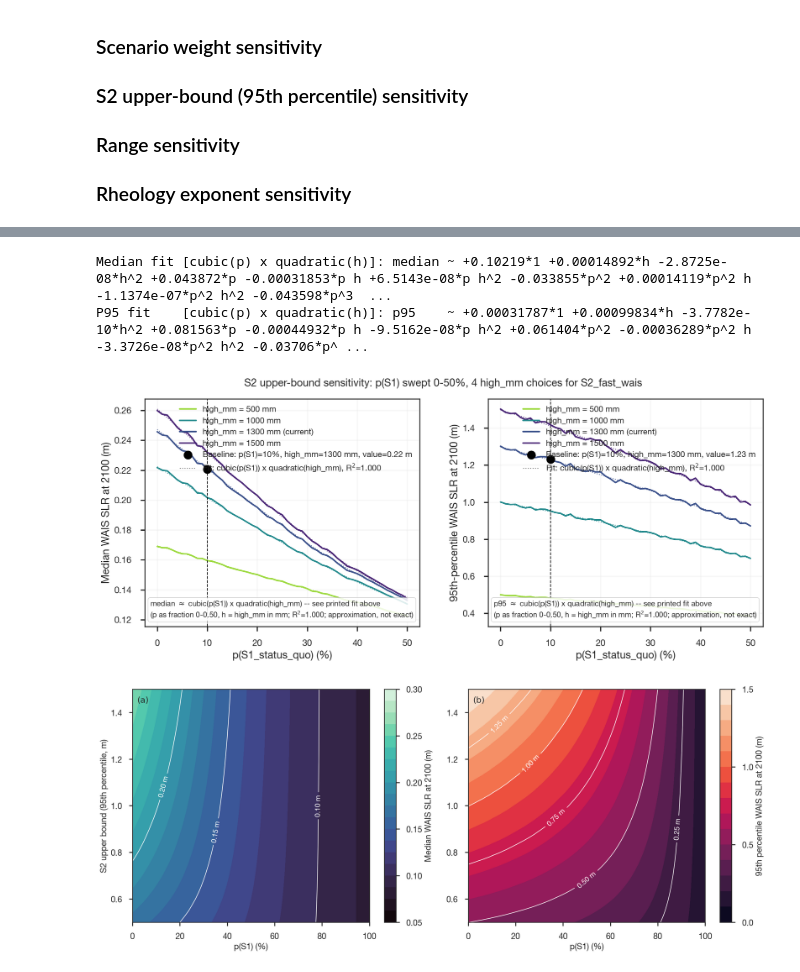
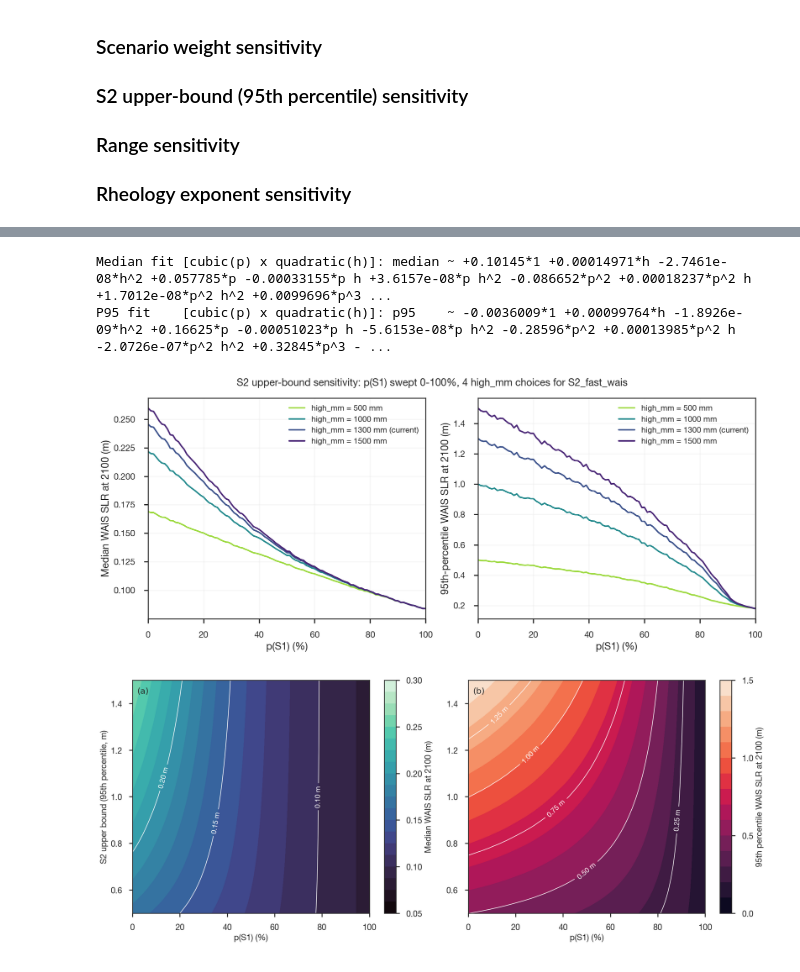
Before and after one commit to bminchew/GMSLR_forecast_v1, a Jupyter notebook: slr_forecast/notebooks/component_wais.ipynb, the cells around one changed output, grey strips where cells are left out. Cells and saved outputs as stored; diff of their text form; code cells hidden in the pictures.

```diff
--- a/slr_forecast/notebooks/component_wais.ipynb
+++ b/slr_forecast/notebooks/component_wais.ipynb
@@ -1624,7 +1600,7 @@ for i, p_s1 in enumerate(p_s1_range):
 # matrix_rank drops (verified: 15/16 for the full bicubic, not a clean
 # rank deficiency like alpha's but not trustworthy either). Quadratic is
 # the defensible ceiling for high_mm. Cubic-in-p(S1), by contrast, is
-# well supported (51 distinct p(S1) values) and buys a real improvement:
+# well supported (101 distinct p(S1) values) and buys a real improvement:
 # R^2 0.995 -> 0.998 on the median (verified against this exact data
 # before choosing this form). The matrix_rank check below guards against
 # silently fitting a rank-deficient model if this cell is ever extended.
@@ -1656,66 +1632,39 @@ def cubic_p_quad_h_model(coef, p, h):
 med_coef_b, r2_med_b = fit_cubic_p_quad_h(medians_b)
 p95_coef_b, r2_p95_b = fit_cubic_p_quad_h(p95s_b)
 _fit_term_labels = ['1', 'h', 'h^2', 'p', 'p h', 'p h^2', 'p^2', 'p^2 h', 'p^2 h^2',
                      'p^3', 'p^3 h', 'p^3 h^2']
 print('Median fit [cubic(p) x quadratic(h)]: median ~ ' +
       ' '.join(f'{c:+.5g}*{lbl}' for c, lbl in zip(med_coef_b, _fit_term_labels)) +
       f'   [R^2={r2_med_b:.3f}]')
 print('P95 fit    [cubic(p) x quadratic(h)]: p95    ~ ' +
       ' '.join(f'{c:+.5g}*{lbl}' for c, lbl in zip(p95_coef_b, _fit_term_labels)) +
       f'   [R^2={r2_p95_b:.3f}]')
 
 fig_b, (ax_med_b, ax_p95_b) = plt.subplots(1, 2, figsize=(13, 5.5))
 
 for ax, vals_dict, ylabel in [(ax_med_b, medians_b, 'Median WAIS SLR at 2100 (m)'),
                                (ax_p95_b, p95s_b, '95th-percentile WAIS SLR at 2100 (m)')]:
     for h in high_mm_choices:
         ax.plot(p_s1_range * 100, vals_dict[h], color=bound_colors[h], lw=2,
                 label=bound_labels[h])
-    baseline_val_b = np.interp(baseline_p_s1, p_s1_range, vals_dict[baseline_high_mm])
-    ax.axvline(baseline_p_s1 * 100, color='k', ls='--', lw=1)
-    ax.scatter([baseline_p_s1 * 100], [baseline_val_b], color='k', zorder=5,
-               label=f'Baseline: p(S1)={baseline_p_s1:.0%}, high_mm={baseline_high_mm:.0f} mm, '
-                     f'value={baseline_val_b:.2f} m')
-    ax.set_xlabel('p(S1_status_quo) (%)', fontsize=LABEL_FONTSIZE)
+    ax.set_xlabel('p(S1) (%)', fontsize=LABEL_FONTSIZE)
     ax.set_ylabel(ylabel, fontsize=LABEL_FONTSIZE)
+    ax.set_xlim(0, 100)
     ax.grid(True, alpha=0.2)
     ax.tick_params(labelsize=TICK_FONTSIZE)
-
-for h in high_mm_choices:
-    ax_med_b.plot(p_s1_range * 100, cubic_p_quad_h_model(med_coef_b, p_s1_range, h),
-                  color=bound_colors[h], lw=1.2, ls=':', alpha=0.8)
-    ax_p95_b.plot(p_s1_range * 100, cubic_p_quad_h_model(p95_coef_b, p_s1_range, h),
-                  color=bound_colors[h], lw=1.2, ls=':', alpha=0.8)
-ax_med_b.plot([], [], color='0.3', lw=1.2, ls=':', alpha=0.8,
-              label=f'Fit: cubic(p(S1)) x quadratic(high_mm), R$^2$={r2_med_b:.3f}')
-ax_p95_b.plot([], [], color='0.3', lw=1.2, ls=':', alpha=0.8,
-              label=f'Fit: cubic(p(S1)) x quadratic(high_mm), R$^2$={r2_p95_b:.3f}')
-
-# Full 12-term formula is too long to display in-figure -- printed to stdout
-# above instead; the in-figure note just names the fit form and R^2.
-ax_med_b.text(0.02, 0.03,
-              'median $\\approx$ cubic(p(S1)) x quadratic(high_mm) -- see printed fit above'
-              f'\n(p as fraction 0-0.50, h = high_mm in mm; R$^2$={r2_med_b:.3f}; approximation, not exact)',
-              transform=ax_med_b.transAxes, fontsize=ANNOT_FONTSIZE, va='bottom', ha='left',
-              bbox=dict(boxstyle='round', fc='white', ec='0.7', alpha=0.85))
-ax_p95_b.text(0.02, 0.03,
-              'p95 $\\approx$ cubic(p(S1)) x quadratic(high_mm) -- see printed fit above'
-              f'\n(p as fraction 0-0.50, h = high_mm in mm; R$^2$={r2_p95_b:.3f}; approximation, not exact)',
-              transform=ax_p95_b.transAxes, fontsize=ANNOT_FONTSIZE, va='bottom', ha='left',
-              bbox=dict(boxstyle='round', fc='white', ec='0.7', alpha=0.85))
 
 ax_med_b.legend(fontsize=LEGEND_FONTSIZE - 1, loc='upper right')
 ax_p95_b.legend(fontsize=LEGEND_FONTSIZE - 1, loc='upper right')
 
-fig_b.suptitle('S2 upper-bound sensitivity: p(S1) swept 0-50%, '
+fig_b.suptitle('S2 upper-bound sensitivity: p(S1) swept 0-100%, '
                '4 high_mm choices for S2_fast_wais', fontsize=LABEL_FONTSIZE)
 plt.tight_layout()
 plt.savefig(f'{FIG_DIR}/component_wais_s2_bound_sensitivity.png', dpi=150, bbox_inches='tight')
 plt.show()
 # %% [output]
-Median fit [cubic(p) x quadratic(h)]: median ~ +0.10219*1 +0.00014892*h -2.8725e-08*h^2 +0.043872*p -0.00031853*p h +6.5143e-08*p h^2 -0.033855*p^2 +0.00014119*p^2 h -1.1374e-07*p^2 h^2 -0.043598*p^3  ...
-P95 fit    [cubic(p) x quadratic(h)]: p95    ~ +0.00031787*1 +0.00099834*h -3.7782e-10*h^2 +0.081563*p -0.00044932*p h -9.5162e-08*p h^2 +0.061404*p^2 -0.00036289*p^2 h -3.3726e-08*p^2 h^2 -0.03706*p^ ...
+Median fit [cubic(p) x quadratic(h)]: median ~ +0.10145*1 +0.00014971*h -2.7461e-08*h^2 +0.057785*p -0.00033155*p h +3.6157e-08*p h^2 -0.086652*p^2 +0.00018237*p^2 h +1.7012e-08*p^2 h^2 +0.0099696*p^3 ...
+P95 fit    [cubic(p) x quadratic(h)]: p95    ~ -0.0036009*1 +0.00099764*h -1.8926e-09*h^2 +0.16625*p -0.00051023*p h -5.6153e-08*p h^2 -0.28596*p^2 +0.00013985*p^2 h -2.0726e-07*p^2 h^2 +0.32845*p^3 - ...
-[figure, old version]
+[figure, new version]
 # %%
 # ── PROTOTYPE: joint (p(S1), high_mm) -> median and 95th-percentile WAIS SLR heatmaps ──
 # Draft figure for review, not yet folded into the appendix structure above.
```
Also changed, not shown: parts of 3 cells of this notebook, 8 other files.
